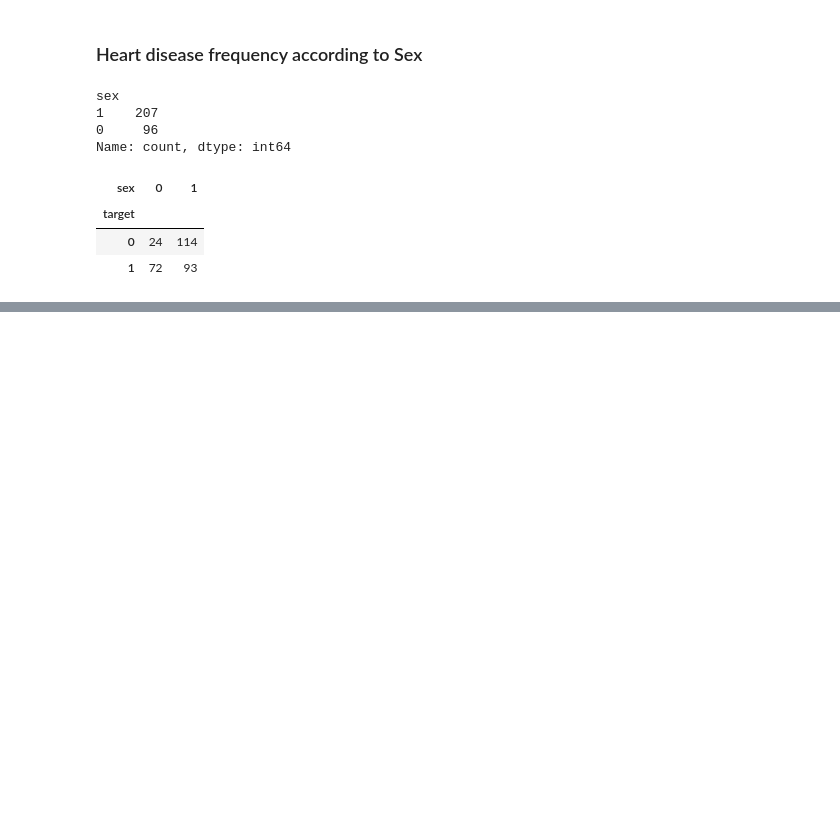
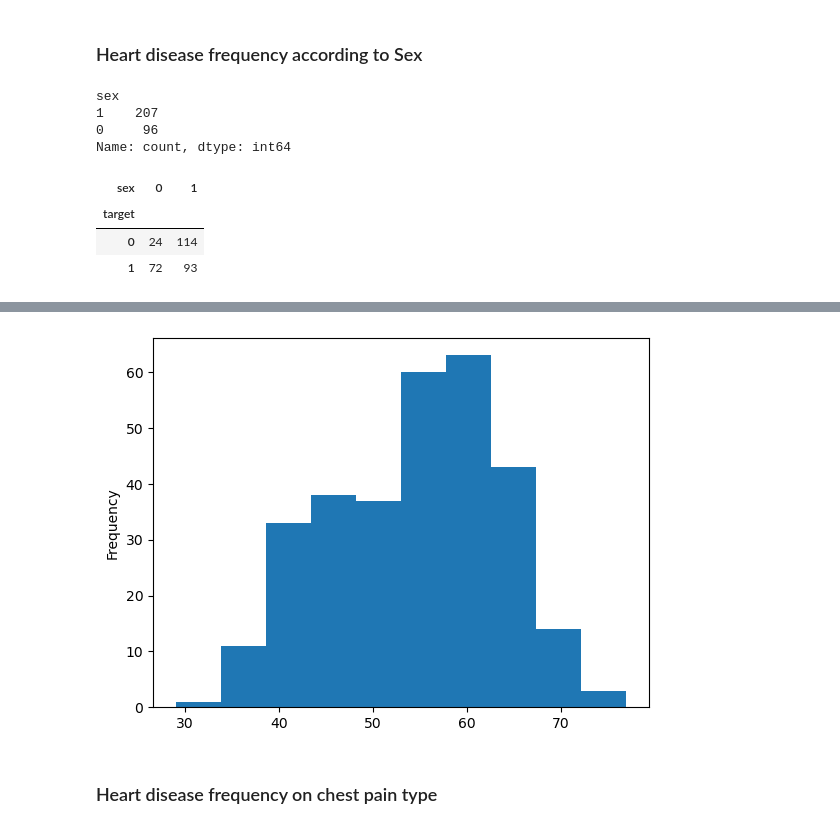
Before and after one commit to InflixOP/Heart-disease-predictor, a Jupyter notebook: heart-disease-classification.ipynb, the cells around one changed output, grey strips where cells are left out. Drawn from its saved outputs; the diff is of its cells as text; code cells hidden in the pictures; blank space fills up the shorter version.

```diff
--- a/heart-disease-classification.ipynb
+++ b/heart-disease-classification.ipynb
@@ -193,0 +236,6 @@ pd.crosstab(df.target,df.sex)
+# %%
+df.age.plot.hist();
+# %% [output]
+[figure, added]
+# %% [markdown]
+### Heart disease frequency on chest pain type
```
Also changed, not shown: parts of 9 cells of this notebook.
